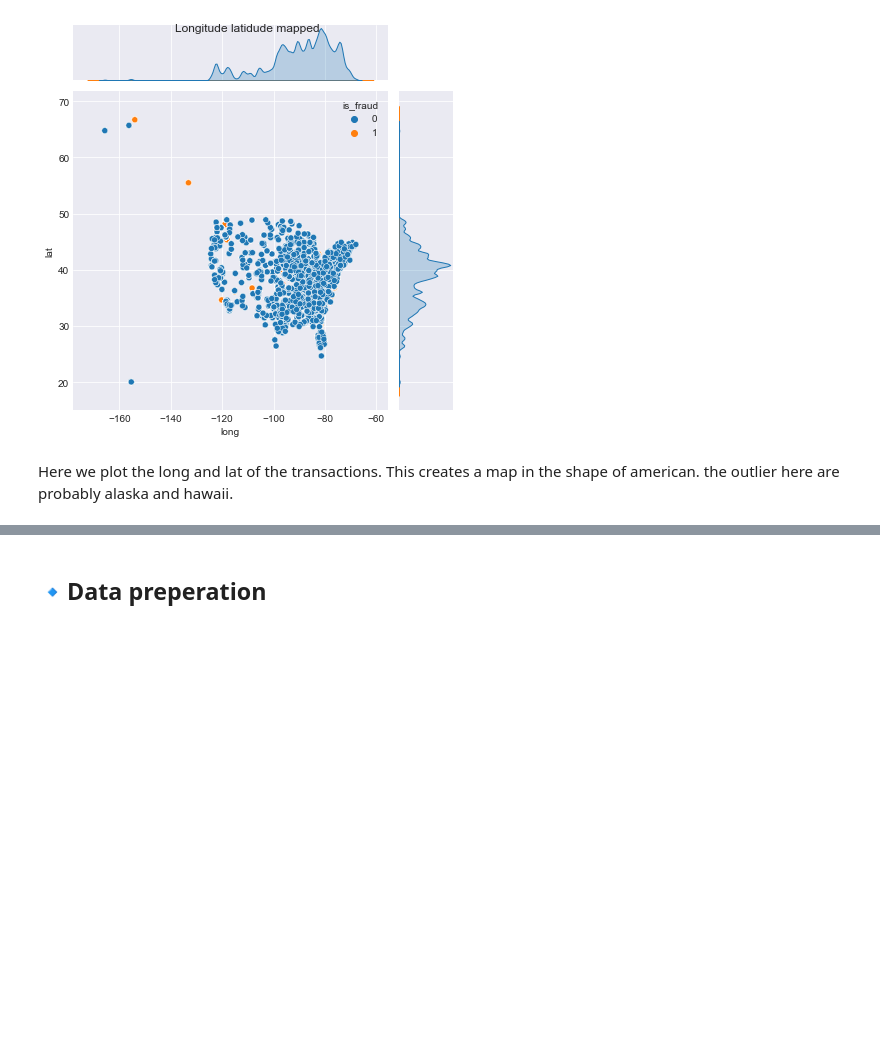
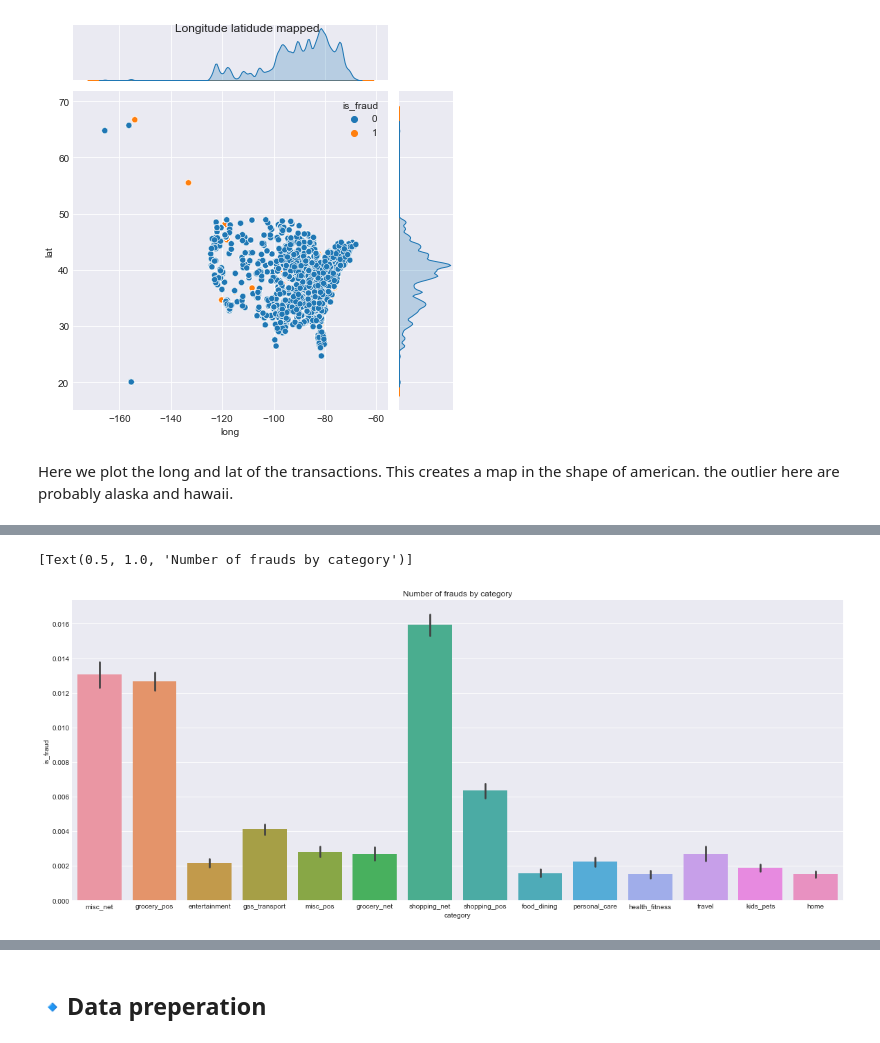
Before and after one commit to AviMegin/AI, a Jupyter notebook: Open program - Credit card fraude - Megin van Herk.ipynb, the cells around one changed output, grey strips where cells are left out. Drawn from its saved outputs; the diff is of its cells as text; code cells hidden in the pictures; blank space fills up the shorter version.

```diff
--- a/Open program - Credit card fraude - Megin van Herk.ipynb
+++ b/Open program - Credit card fraude - Megin van Herk.ipynb
@@ -537,0 +546,8 @@ Here we plot the long and lat of the transactions. This creates a map in the sha
+# %%
+plt.figure(figsize=(20,8))
+a = sns.barplot(x="category", y='is_fraud' ,data=cat)
+
+a.set(title='Number of frauds by category')
+# %% [output]
+[Text(0.5, 1.0, 'Number of frauds by category')]
+[figure, added]
```
Also changed, not shown: parts of 18 cells of this notebook.
